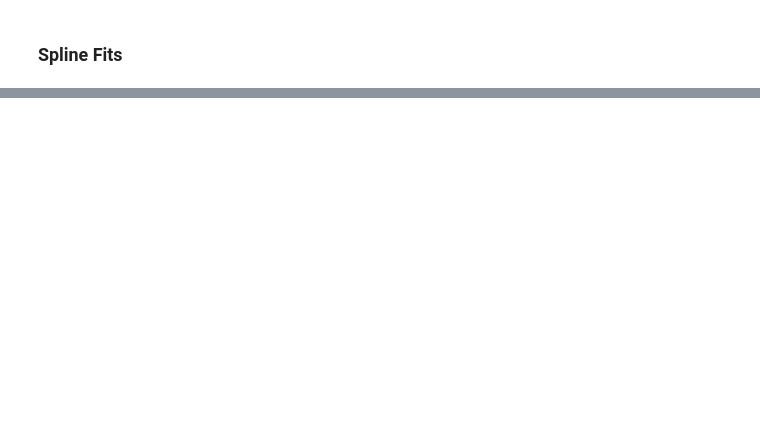
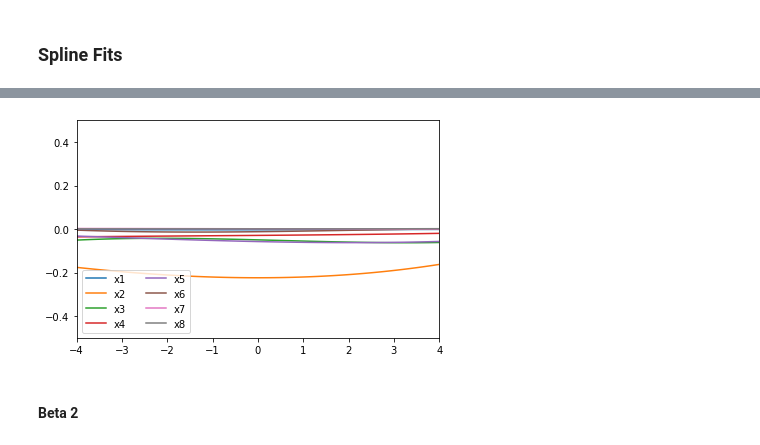
Before and after one commit to PK1706/pyLocalGLMnet, a Jupyter notebook: src/localGLMnet.ipynb, the cells around one changed output, grey strips where cells are left out. Saved outputs shown, nothing was run; the diff lists cells and outputs as text; code cells hidden in the pictures; blank space fills up the shorter version.

```diff
--- a/src/localGLMnet.ipynb
+++ b/src/localGLMnet.ipynb
@@ -342,0 +361,48 @@ ax1_spline.set_ylim((-0.5, 0.5))
+# %%
+# Model das bis zum Attention Layer geht
+# Durch beta0 wird lediglich ein Attention Wert ausgegeben (in diesem Fall Attention(x0))
+beta_1 = attention
+beta_1 = keras.layers.Lambda(lambda x: x[:,1])(beta_1)
+model_1 = keras.Model(inputs = input, outputs = beta_1)
+model_1.compile(loss="mse", optimizer="nadam")
+# %%
+x = tf.constant(x_train)
+with tf.GradientTape() as g:
+    g.watch(x)
+    attention1 = model_1.call(x)
+d_attention1_dx = g.gradient(attention1, x)
+# %%
+# Array containing both the feature value of x0 aswell as the corresponding value of βk(x)
+x1_y = np.column_stack((x[:,1].numpy(), d_attention1_dx.numpy()))
+ind = np.lexsort((x1_y[:,2],x1_y[:,0]))
+x1_y_sorted = x1_y[ind]
+# %%
+spline1_1 = interpolate.UnivariateSpline(x1_y_sorted[:,0],x1_y_sorted[:,1])
+spline1_2 = interpolate.UnivariateSpline(x1_y_sorted[:,0],x1_y_sorted[:,2])
+spline1_3 = interpolate.UnivariateSpline(x1_y_sorted[:,0],x1_y_sorted[:,3])
+spline1_4 = interpolate.UnivariateSpline(x1_y_sorted[:,0],x1_y_sorted[:,4])
+spline1_5 = interpolate.UnivariateSpline(x1_y_sorted[:,0],x1_y_sorted[:,5])
+spline1_6 = interpolate.UnivariateSpline(x1_y_sorted[:,0],x1_y_sorted[:,6])
+spline1_7 = interpolate.UnivariateSpline(x1_y_sorted[:,0],x1_y_sorted[:,7])
+spline1_8 = interpolate.UnivariateSpline(x1_y_sorted[:,0],x1_y_sorted[:,8])
+# %%
+xs = np.linspace(-4, 4,100)
+fig, ax = plt.subplots(figsize=(6.5, 4))
+#ax.plot(x0_y_sorted[:,0],x0_y_sorted[:,1], 'o', label='data')
+ax.plot(xs, spline1_1(xs), label="x1")
+ax.plot(xs, spline1_2(xs), label="x2")
+ax.plot(xs, spline1_3(xs), label="x3")
+ax.plot(xs, spline1_4(xs), label="x4")
+ax.plot(xs, spline1_5(xs), label="x5")
+ax.plot(xs, spline1_6(xs), label="x6")
+ax.plot(xs, spline1_7(xs), label="x7")
+ax.plot(xs, spline1_8(xs), label="x8")
+
+ax.set_xlim(-4, 4,1)
+ax.set_ylim(-0.5,0.5)
+ax.legend(loc='lower left', ncol=2)
+plt.show()
+# %% [output]
+[figure, added]
+# %% [markdown]
+#### Beta 2
```
Also changed, not shown: parts of 23 cells of this notebook.
